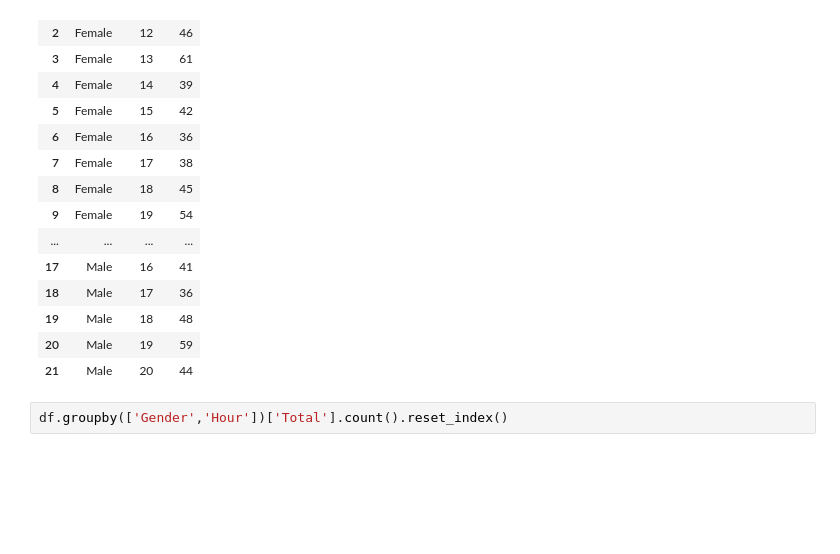
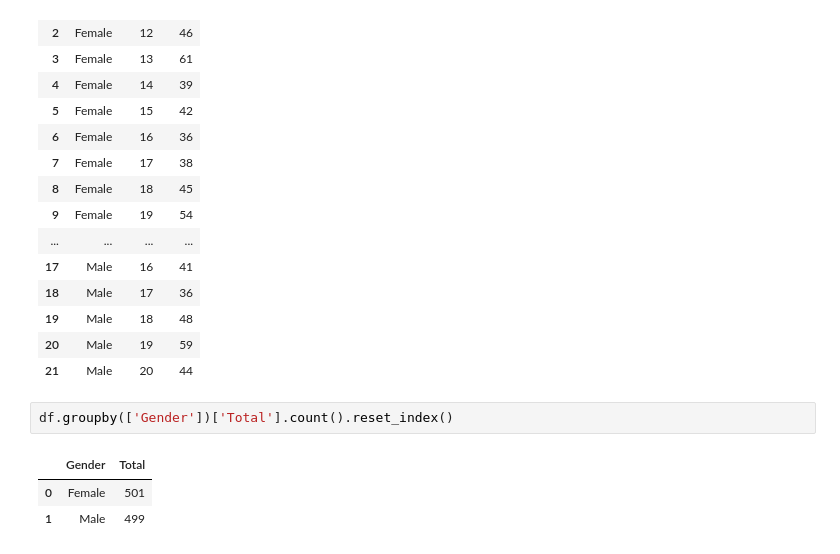
Before and after one commit to isoori/Supermarket-sales, a Jupyter notebook: Untitled.ipynb, the cells around one changed output. Drawn from its saved outputs; the diff is of its cells as text; blank space fills up the shorter version.

```diff
--- a/Untitled.ipynb
+++ b/Untitled.ipynb
@@ -182,4 +182,8 @@ df.groupby(['Gender','Hour'])['Total'].count().reset_index()
 | 20 | Male | 19 | 59 |
 | 21 | Male | 20 | 44 |
 # %%
-df.groupby(['Gender','Hour'])['Total'].count().reset_index()
+df.groupby(['Gender'])['Total'].count().reset_index()
+# %% [output]
+|  | Gender | Total |
+| 0 | Female | 501 |
+| 1 | Male | 499 |
```
Also changed, not shown: parts of 3 cells of this notebook.
